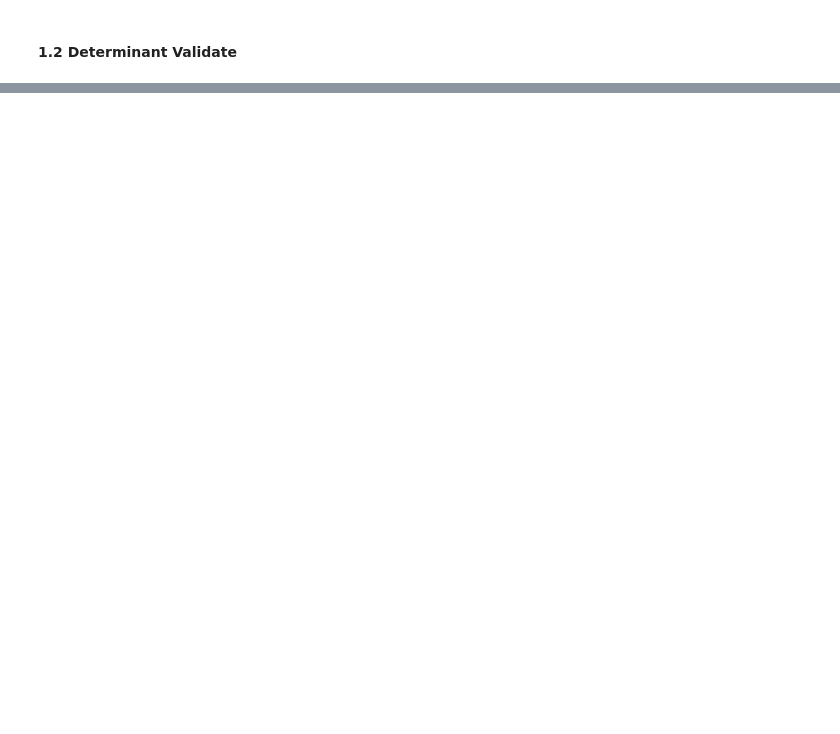
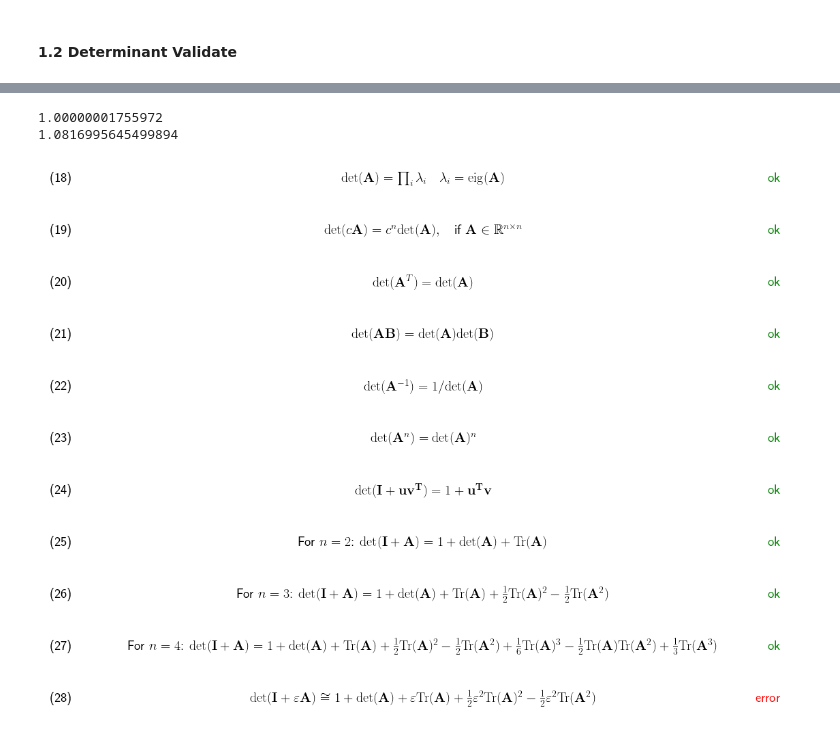
Before and after one commit to kingreatwill/open, a Jupyter notebook: MachineLearning/cs229/matrixcookbook.ipynb, the cells around one changed output, grey strips where cells are left out. Drawn from its saved outputs; the diff is of its cells as text; code cells hidden in the pictures; blank space fills up the shorter version.

```diff
--- a/MachineLearning/cs229/matrixcookbook.ipynb
+++ b/MachineLearning/cs229/matrixcookbook.ipynb
@@ -343,0 +393,75 @@ validate(lft_hand, rgt_hand, 18)
+# %%
+
+# equation 18:
+lft_hand = np.linalg.det(A)
+rgt_hand = np.prod(np.linalg.eigvals(A))
+validate(lft_hand, rgt_hand, 18, r"$\mathrm{det}(\mathbf{A}) = \prod_i{\lambda_i} \quad \lambda_i=\mathrm{eig}(\mathbf{A})$")
+
+# equation 19:
+c = 1.23
+lft_hand = np.linalg.det(c*A)
+rgt_hand =np.power(c,A.shape[0])*np.linalg.det(A)
+validate(lft_hand, rgt_hand, 19, r"$\mathrm{det}(c\mathbf{A}) = c^n \mathrm{det}(\mathbf{A}), \quad \text{if } \mathbf{A} \in \mathbb{R}^{n \times n}$")
+
+# equation 20:
+lft_hand = np.linalg.det(A.T)
+rgt_hand = np.linalg.det(A)
+validate(lft_hand, rgt_hand, 20, r"$\mathrm{det}(\mathbf{A}^T) = \mathrm{det}(\mathbf{A})$")
+
+# equation 21:
+lft_hand = np.linalg.det(A.dot(B))
+rgt_hand = np.linalg.det(A) * np.linalg.det(B)
+validate(lft_hand, rgt_hand, 21, r"$\mathrm{det}(\mathbf{AB}) =\mathrm{det}(\mathbf{A})\mathrm{det}(\mathbf{B})$")
+
+# equation 22:
+lft_hand = np.linalg.det(np.linalg.inv(A))
+rgt_hand = 1.0/np.linalg.det(A)
+validate(lft_hand, rgt_hand, 22, r"$\mathrm{det}(\mathbf{A}^{-1}) = 1/\mathrm{det}(\mathbf{A})$")
+
+
+# equation 23:
+n = 5
+lft_hand = np.linalg.det(np.linalg.matrix_power(A, n))
+rgt_hand = np.power(np.linalg.det(A), n)
+validate(lft_hand, rgt_hand, 23, r"$\mathrm{det}(\mathbf{A}^{n}) = \mathrm{det}(\mathbf{A})^n$")
+
+
+# equation 24:
+lft_hand = np.linalg.det(I + u.dot(v.T))
+rgt_hand = 1 + u.T.dot(v)
+validate(lft_hand, rgt_hand, 24, r"$\mathrm{det}(\mathbf{I+uv^T}) = 1+\mathbf{u^Tv}$")
+
+# equation 25:
+lft_hand = np.linalg.det(I2 + A2)
+rgt_hand = 1 + np.linalg.det(A2) + np.trace(A2)
+validate(lft_hand, rgt_hand, 25, r"For $n=2$: $\mathrm{det}(\mathbf{I+A}) = 1+\mathrm{det}(\mathbf{A})+\mathrm{Tr}(\mathbf{A})$")
+
+# equation 26:
+lft_hand = np.linalg.det(I + A)
+rgt_hand = 1 + np.linalg.det(A) + np.trace(A) + 0.5*np.power(np.trace(A),2) - 0.5*np.trace(np.linalg.matrix_power(A,2))
+validate(lft_hand, rgt_hand, 26, r"For $n=3$: $\mathrm{det}(\mathbf{I+A}) = 1+\mathrm{det}(\mathbf{A})+\mathrm{Tr}(\mathbf{A})+\frac{1}{2}\mathrm{Tr}(\mathbf{A})^2-\frac{1}{2}\mathrm{Tr}(\mathbf{A}^2)$")
+
+# equation 27:
+lft_hand = np.linalg.det(I4 + A4)
+rgt_hand = 1 + np.linalg.det(A4) + np.trace(A4) + 0.5*np.power(np.trace(A4),2) - 0.5*np.trace(np.linalg.matrix_power(A4,2)) +1/6 * np.power(np.trace(A4),3) - 0.5*np.trace(A4)*np.trace(np.linalg.matrix_power(A4,2)) +1/3*np.trace(np.linalg.matrix_power(A4,3))
+validate(lft_hand, rgt_hand, 27, r"For $n=4$: $\mathrm{det}(\mathbf{I+A}) = 1+\mathrm{det}(\mathbf{A})+\mathrm{Tr}(\mathbf{A})  +\frac{1}{2}\mathrm{Tr}(\mathbf{A})^2-\frac{1}{2}\mathrm{Tr}(\mathbf{A}^2)  +\frac{1}{6}\mathrm{Tr}(\mathbf{A})^3-\frac{1}{2}\mathrm{Tr}(\mathbf{A})\mathrm{Tr}(\mathbf{A}^2)+\frac{1}{3}\mathrm{Tr}(\mathbf{A}^3)$")
+
+# equation 28:
+varepsilon = 1e-8
+lft_hand = np.linalg.det(I + varepsilon*A)
+rgt_hand = 1 + np.linalg.det(A) + varepsilon*np.trace(A) + 0.5*np.power(varepsilon,2)*np.power(np.trace(A),2) - 0.5*np.power(varepsilon,2)*np.trace(np.linalg.matrix_power(A,2))
+validate(lft_hand, rgt_hand, 28, r"$\mathrm{det}(\mathbf{I+\varepsilon A}) \cong 1+\mathrm{det}(\mathbf{A})+\varepsilon\mathrm{Tr}(\mathbf{A})+\frac{1}{2}\varepsilon^2\mathrm{Tr}(\mathbf{A})^2-\frac{1}{2}\varepsilon^2\mathrm{Tr}(\mathbf{A}^2)$")
+# %% [output]
+1.00000001755972
+1.0816995645499894
+[figure, added]
+[figure, added]
+[figure, added]
+[figure, added]
+[figure, added]
+[figure, added]
+[figure, added]
+[figure, added]
+[figure, added]
+[figure, added]
+[figure, added]
```
Also changed, not shown: parts of 14 cells of this notebook, 2 other files.
